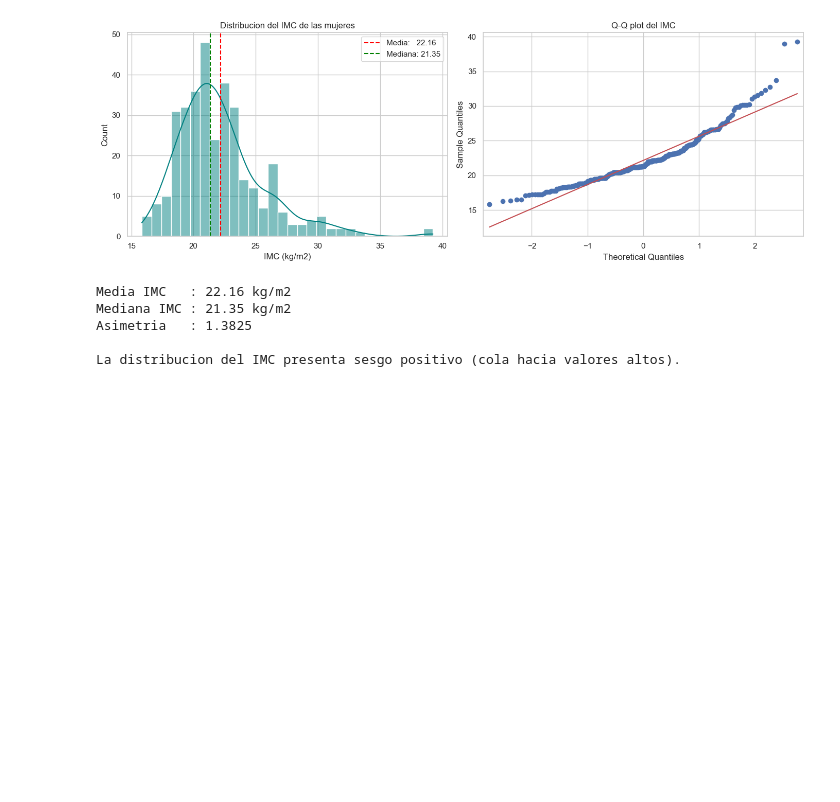
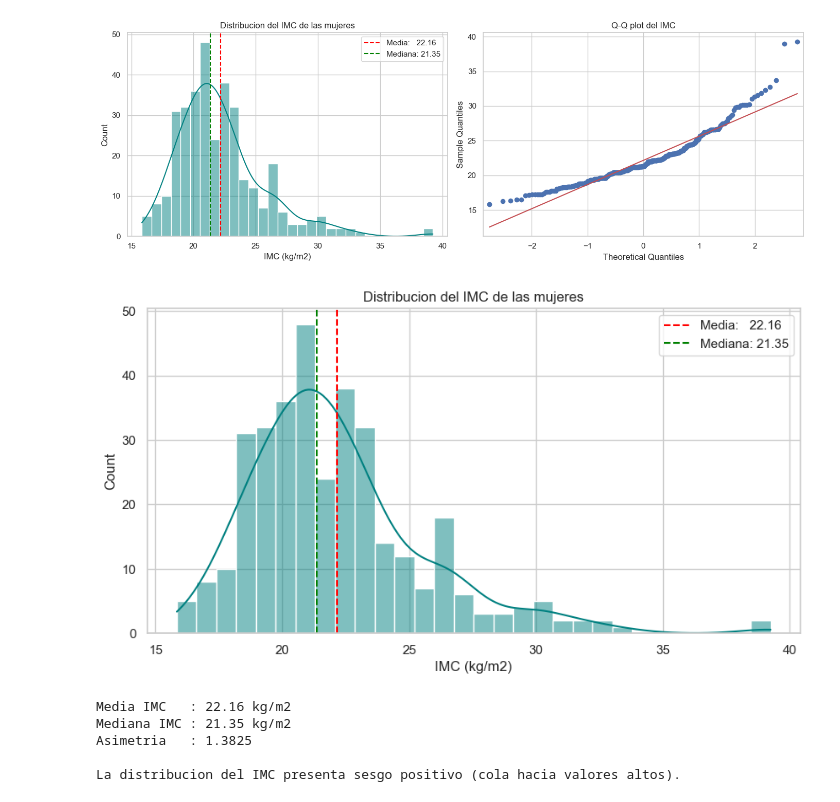
Before and after one commit to josiascs7/Fundamentos-de-Ciencia-de-Datos, a Jupyter notebook: Parciales/Modelo de Examen 2/examen_2_nacimientos.ipynb, the cells around one changed output. Saved outputs shown, nothing was run; the diff lists cells and outputs as text; code cells hidden in the pictures; blank space fills up the shorter version.

```diff
--- a/Parciales/Modelo de Examen 2/examen_2_nacimientos.ipynb
+++ b/Parciales/Modelo de Examen 2/examen_2_nacimientos.ipynb
@@ -166,6 +169,23 @@ plt.tight_layout()
 plt.show()
 # %% [output]
 [figure]
+# %%
+fig, ax = plt.subplots(figsize=(10, 5))
+
+sns.histplot(df['imc'], kde=True, bins=30, color='teal', ax=ax)
+
+ax.axvline(df['imc'].mean(),   color='red',   linestyle='--',
+           label=f"Media:   {df['imc'].mean():.2f}")
+
+ax.axvline(df['imc'].median(), color='green', linestyle='--',
+           label=f"Mediana: {df['imc'].median():.2f}")
+
+ax.set_title('Distribucion del IMC de las mujeres')
+ax.set_xlabel('IMC (kg/m2)')
+ax.legend()
+plt.show()
+# %% [output]
+[figure, added]
 # %%
 skewness = df['imc'].skew()
 print(f"Media IMC   : {df['imc'].mean():.2f} kg/m2")
```
Also changed, not shown: parts of 9 cells of this notebook.
